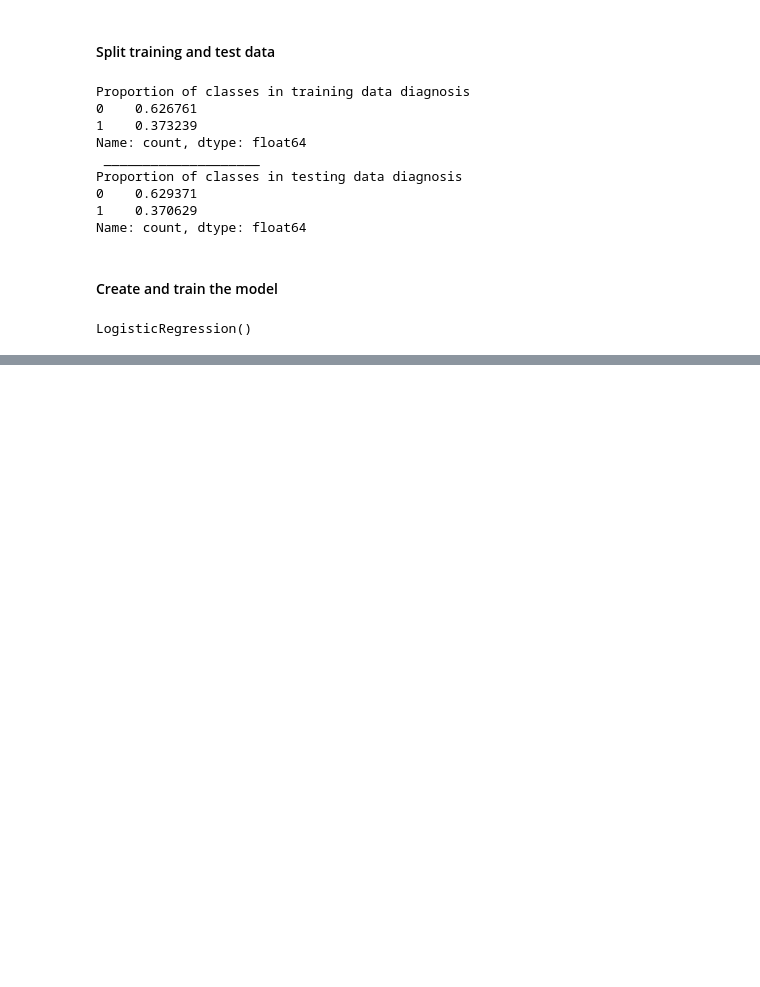
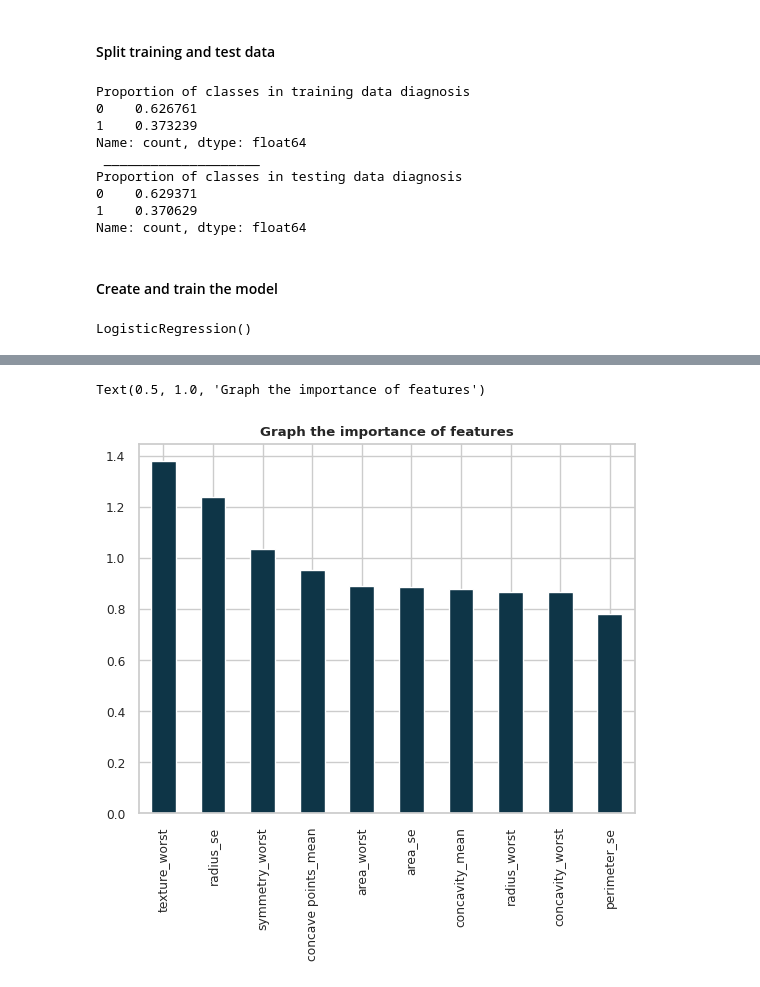
Before and after one commit to William-CCS96/binomial_logistic-regression_diagnostic_breast_cancer_isconsin, a Jupyter notebook: notebooks/0.0-logistic_regression_diagnostic_breast_cancer_wisconsin-introduction.ipynb, the cells around one changed output, grey strips where cells are left out. Drawn from its saved outputs; the diff is of its cells as text; code cells hidden in the pictures; blank space fills up the shorter version.

```diff
--- a/notebooks/0.0-logistic_regression_diagnostic_breast_cancer_wisconsin-introduction.ipynb
+++ b/notebooks/0.0-logistic_regression_diagnostic_breast_cancer_wisconsin-introduction.ipynb
@@ -259,7 +268,7 @@ ___
 ## Model creation
 #### We separate the attributes from the label
 # %%
-X = df_processing_scaler.drop(["diagnosis"], axis = 1)
+X = df_processing_scaler
 y = df_clean["diagnosis"]
 y
 # %% [output]
@@ -318,0 +411,7 @@ model.score(X_test, y_test)
+# %%
+weights = pd.Series(model.coef_[0], index= X.columns.values)
+weights.sort_values(ascending=False)[:10].plot(kind="bar", color=colors[0])
+plt.title("Graph the importance of features", fontweight='bold')
+# %% [output]
+Text(0.5, 1.0, 'Graph the importance of features')
+[figure, added]
```
Also changed, not shown: parts of 39 cells of this notebook.
